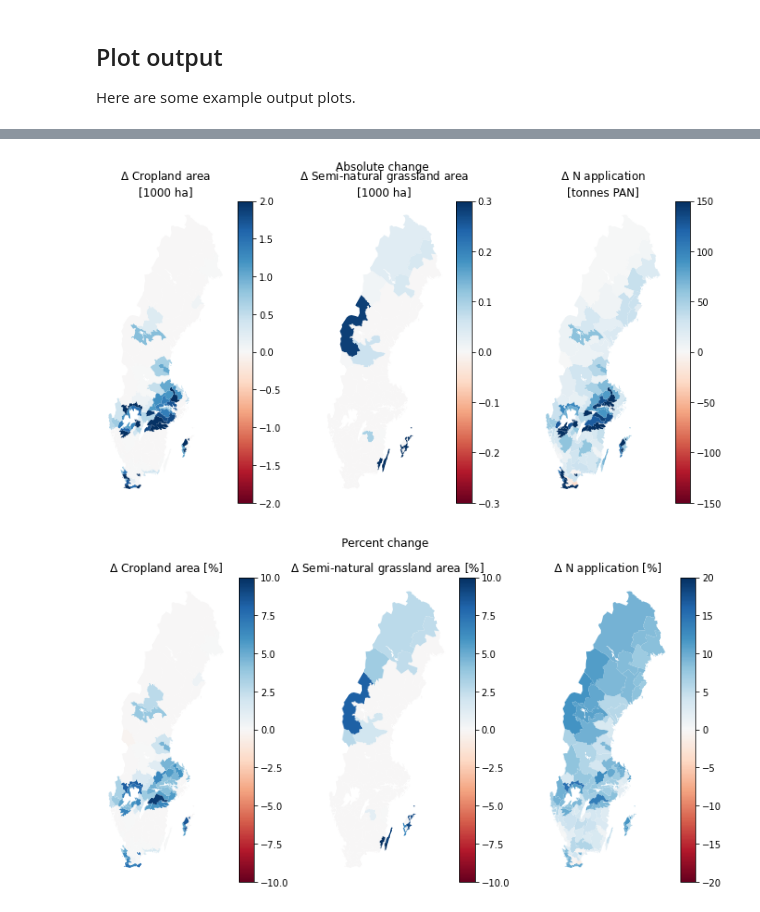
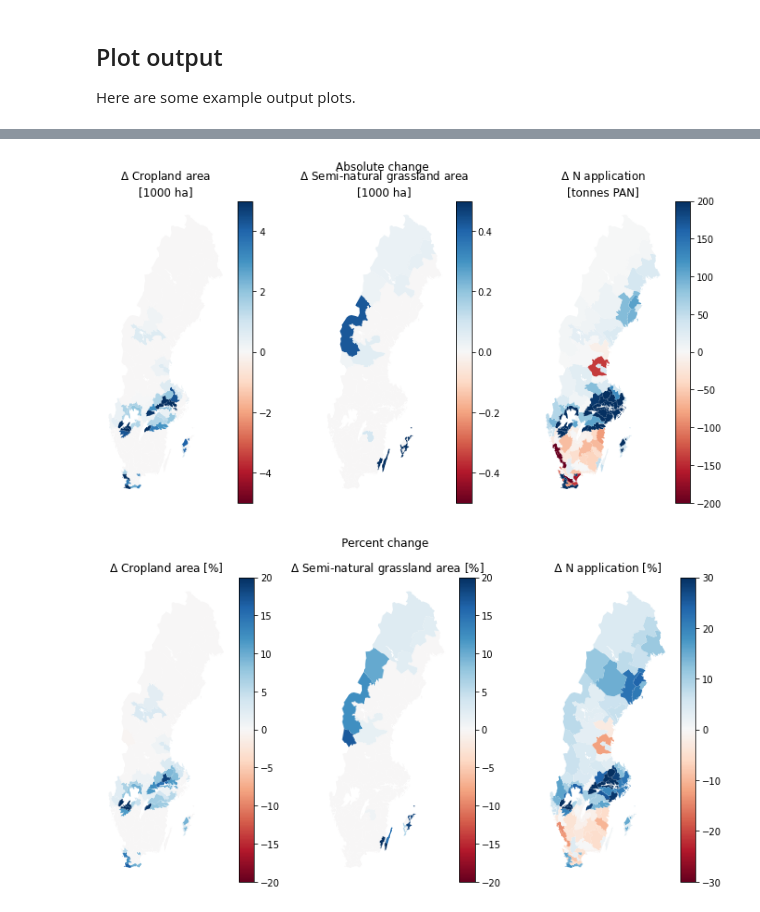
Before and after one commit to SLU-foodsystems/CIBUSmod, a Jupyter notebook: notebooks/run.ipynb, the cells around one changed output, grey strips where cells are left out. Drawn from its saved outputs; the diff is of its cells as text; code cells hidden in the pictures.

```diff
--- a/notebooks/run.ipynb
+++ b/notebooks/run.ipynb
@@ -297,27 +187,22 @@ for year in years:
         }
     )
 
-    # Scale results
-    crops.scale(geodist.x['crp'])
-    for h in herds:
-        h.scale(
-            geodist.x['ani'].loc[(h.species,h.breed,h.prod_system,h.sub_system)],
-            x_is = h.x_is
-        )
-
     # Redistribute feeds (not yet implemented) and calculate enteric CH4 emissions
     feed_mgmt.calculate2(verbose=True)
 
     # Calculate manure
     manure_mgmt.calculate(verbose=True)
 
-    # Calculate fertiliser
-    fertiliser_mgmt.calculate(verbose=True)
+    # Calculate plant nutrient management
+    plant_nutrient_mgmt.calculate(verbose=True)
 
     # Calculate energy requirements
     machinery_and_energy_mgmt.calculate(verbose=True)
 
     # Store results
+    # Demand
+    output.loc[(scn,year),'dem'] = \
+    demand.make_static()
     # Crops
     output.loc[(scn,year),'crp'] = \
     crops.make_static()
@@ -347,3 +306,6 @@ for year in years:
+# %%
+# Read file
+output = pd.read_pickle('out_'+scn+'.pkl')
 # %% [markdown]
 ## Plot output
 Here are some example output plots.
@@ -518,8 +547,8 @@ plot.map_from_series(
      .loc[idx[:,:,:,'cropland']]
      .groupby('region').sum()/1000)['area'],
      cmap='RdBu',
-     vmin=-2,
-     vmax=2,
+     vmin=-5,
+     vmax=5,
      ax=ax
 )
 ax.set_title('$\Delta$ Cropland area\n[1000 ha]')
@@ -540,8 +569,8 @@ plot.map_from_series(
      .loc[idx[:,:,:,'semi-natural grasslands']]
      .groupby('region').sum()/1000)['area'],
      cmap='RdBu',
-     vmin=-0.3,
-     vmax=0.3,
+     vmin=-0.5,
+     vmax=0.5,
      ax=ax
 )
 ax.set_title('$\Delta$ Semi-natural grassland area\n[1000 ha]')
@@ -551,15 +580,15 @@ ax.set_axis_off()
 ax = axs[2]
 plot.map_from_series(
     (output.loc[(scn,'2050'),'crp']
-     .fertiliser.N_req.sum(axis=1)
+     .fertiliser.TAN_req
      .groupby('region').sum()/1000
      -
     output.loc[(scn,'2020'),'crp']
-     .fertiliser.N_req.sum(axis=1)
+     .fertiliser.TAN_req
      .groupby('region').sum()/1000),
      cmap='RdBu',
-     vmin=-150,
-     vmax=150,
+     vmin=-200,
+     vmax=200,
      ax=ax
 )
 ax.set_title('$\Delta$ N application\n[tonnes PAN]')
@@ -594,8 +623,8 @@ plot.map_from_series(
      .loc[idx[:,:,:,'cropland']]
      .groupby('region').sum()/1000)['area']*100,
      cmap='RdBu',
-     vmin=-10,
-     vmax=10,
+     vmin=-20,
+     vmax=20,
      ax=ax
 )
 ax.set_title('$\Delta$ Cropland area [%]')
@@ -620,42 +649,42 @@ plot.map_from_series(
      .area.rename('area').to_frame()
      .join(lu_rel).set_index('land_use', append=True)
      .loc[idx[:,:,:,'semi-natural grasslands']]
      .groupby('region').sum()/1000)['area']*100,
      cmap='RdBu',
-     vmin=-10,
-     vmax=10,
+     vmin=-20,
+     vmax=20,
      ax=ax
 )
 ax.set_title('$\Delta$ Semi-natural grassland area [%]')
 ax.set_axis_off()
 
 # N application --->
 ax = axs[2]
 plot.map_from_series(
     (output.loc[(scn,'2050'),'crp']
-     .fertiliser.N_req.sum(axis=1)
+     .fertiliser.TAN_req
      .groupby('region').sum()/1000
      -
     output.loc[(scn,'2020'),'crp']
-     .fertiliser.N_req.sum(axis=1)
+     .fertiliser.TAN_req
      .groupby('region').sum()/1000)
     /
     (output.loc[(scn,'2020'),'crp']
-     .fertiliser.N_req.sum(axis=1)
+     .fertiliser.TAN_req
      .groupby('region').sum()/1000)*100,
      cmap='RdBu',
-     vmin=-20,
-     vmax=20,
+     vmin=-30,
+     vmax=30,
      ax=ax
 )
 ax.set_title('$\Delta$ N application [%]')
 ax.set_axis_off()
 
 plt.suptitle('Percent change')
 plt.show()
 # %% [output]
-[figure, old version]
+[figure, new version]
-[figure, old version]
+[figure, new version]
 # %%
 # ABSOLUTE
 
```
Also changed, not shown: parts of 16 cells of this notebook, 1 other file.
